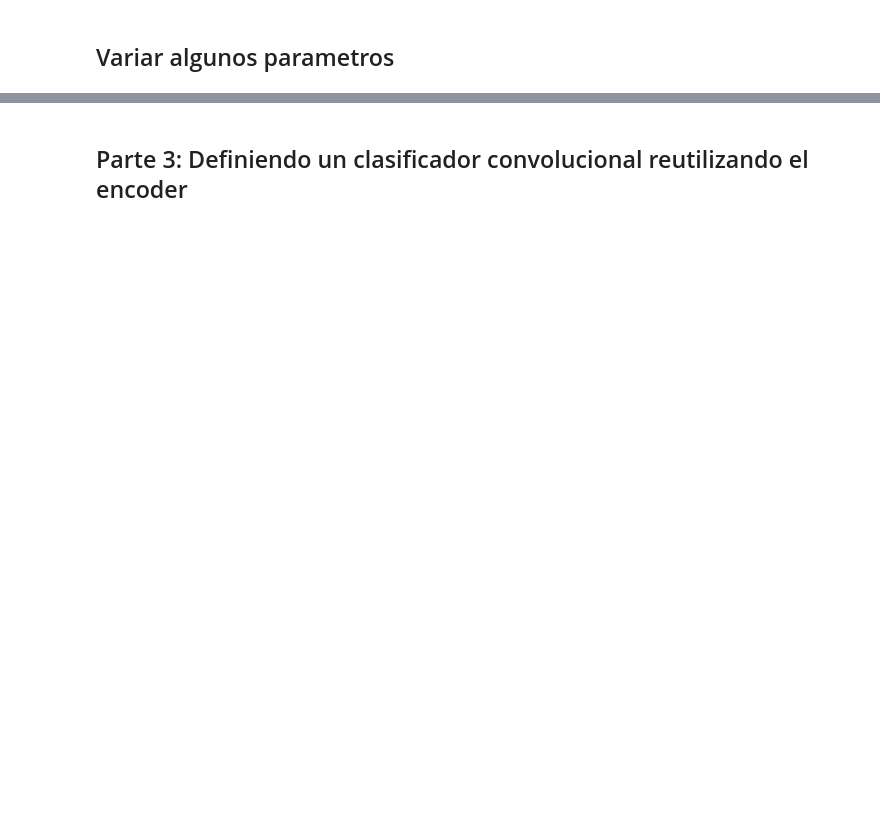
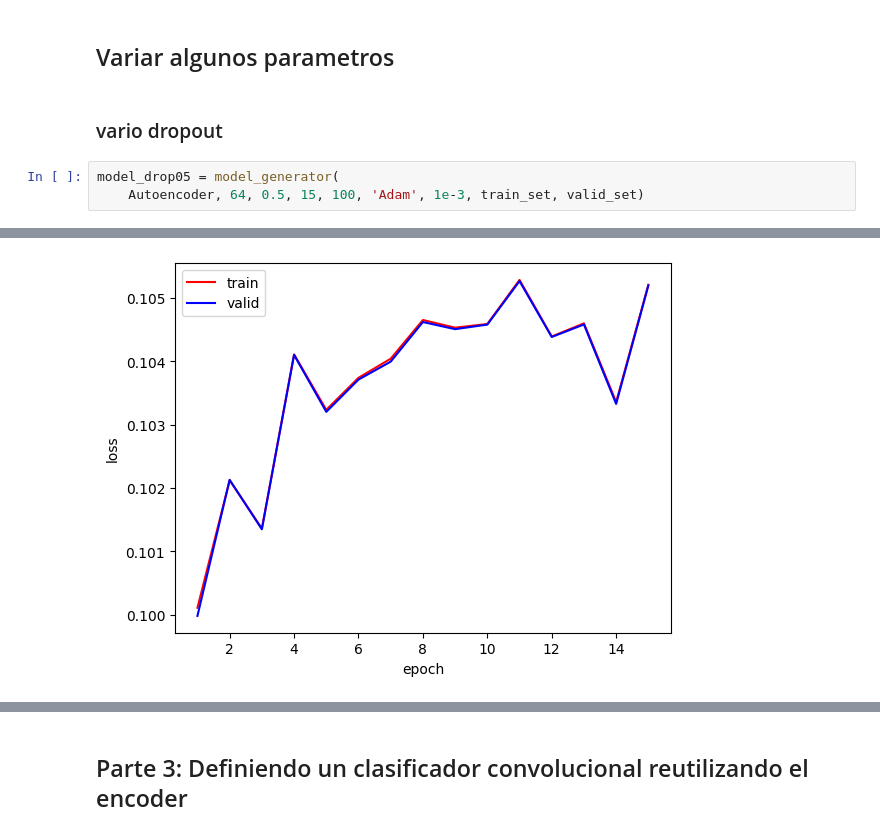
Before and after one commit to kevmansilla/redes-neuronales-trabajos, a Jupyter notebook: TP3/tp.ipynb, the cells around one changed output, grey strips where cells are left out. Drawn from its saved outputs; the diff is of its cells as text; blank space fills up the shorter version.

```diff
--- a/TP3/tp.ipynb
+++ b/TP3/tp.ipynb
@@ -366,2 +218,8 @@ plt.show()
 # %% [markdown]
 ## Variar algunos parametros
+# %% [markdown]
+### vario dropout
+# %%
+model_drop05 = model_generator(
+    Autoencoder, 64, 0.5, 15, 100, 'Adam', 1e-3, train_set, valid_set)
+# %% [output]
@@ -367,0 +243 @@ plt.show()
+[figure, added]
```
Also changed, not shown: parts of 56 cells of this notebook, 2 other files.
